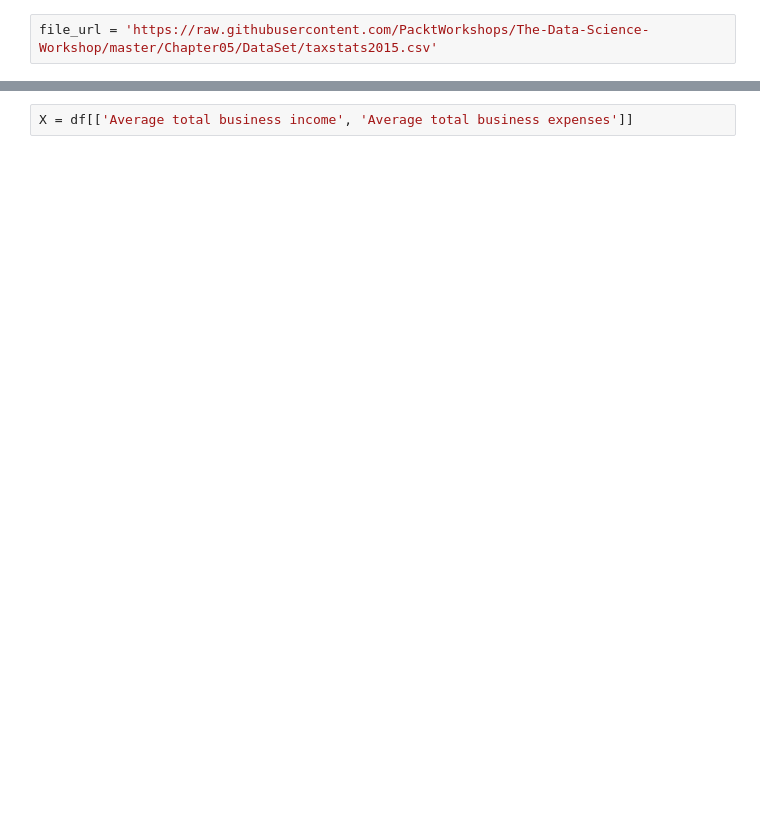
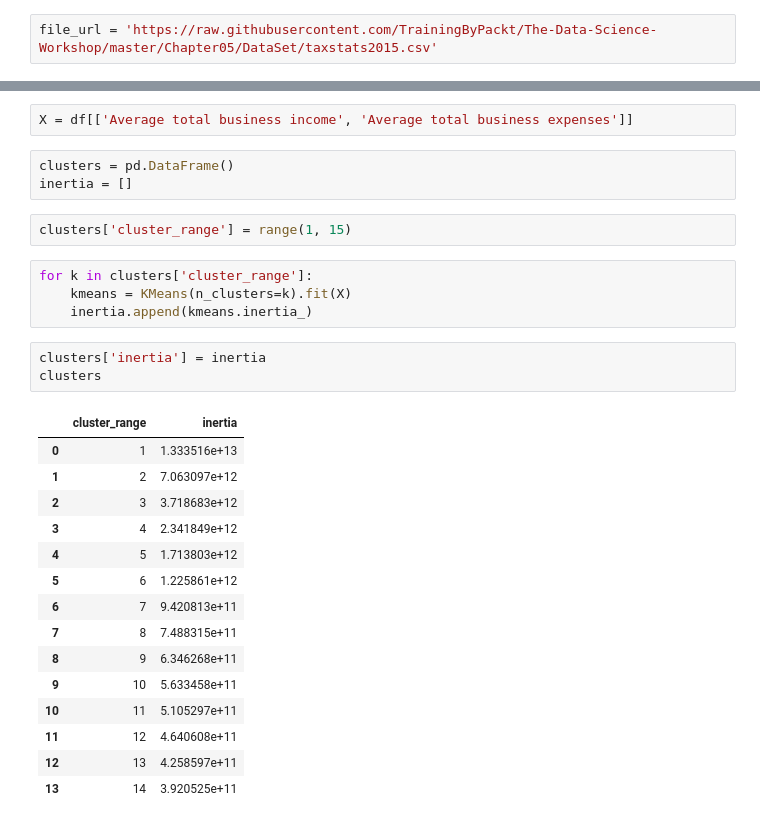
Before and after one commit to PacktWorkshops/The-Data-Science-Workshop, a Jupyter notebook: Chapter05/Exercise5.3/Exercise5_3.ipynb, the cells around one changed output, grey strips where cells are left out. Drawn from its saved outputs; the diff is of its cells as text; blank space fills up the shorter version.

```diff
--- a/Chapter05/Exercise5.3/Exercise5_3.ipynb
+++ b/Chapter05/Exercise5.3/Exercise5_3.ipynb
@@ -3,6 +3,6 @@ import pandas as pd
 from sklearn.cluster import KMeans
 import altair as alt
 # %%
-file_url = 'https://raw.githubusercontent.com/PacktWorkshops/The-Data-Science-Workshop/master/Chapter05/DataSet/taxstats2015.csv'
+file_url = 'https://raw.githubusercontent.com/TrainingByPackt/The-Data-Science-Workshop/master/Chapter05/DataSet/taxstats2015.csv'
 # %%
 df = pd.read_csv(file_url, usecols=['Postcode', 'Average total business income', 'Average total business expenses'])
@@ -9,2 +18,30 @@ df = pd.read_csv(file_url, usecols=['Postcode', 'Average total business income',
 # %%
 X = df[['Average total business income', 'Average total business expenses']]
+# %%
+clusters = pd.DataFrame()
+inertia = []
+# %%
+clusters['cluster_range'] = range(1, 15)
+# %%
+for k in clusters['cluster_range']:
+    kmeans = KMeans(n_clusters=k).fit(X)
+    inertia.append(kmeans.inertia_)
+# %%
+clusters['inertia'] = inertia
+clusters
+# %% [output]
+|  | cluster_range | inertia |
+| 0 | 1 | 1.333516e+13 |
+| 1 | 2 | 7.063097e+12 |
+| 2 | 3 | 3.718683e+12 |
+| 3 | 4 | 2.341849e+12 |
+| 4 | 5 | 1.713803e+12 |
+| 5 | 6 | 1.225861e+12 |
+| 6 | 7 | 9.420813e+11 |
+| 7 | 8 | 7.488315e+11 |
+| 8 | 9 | 6.346268e+11 |
+| 9 | 10 | 5.633458e+11 |
+| 10 | 11 | 5.105297e+11 |
+| 11 | 12 | 4.640608e+11 |
+| 12 | 13 | 4.258597e+11 |
+| 13 | 14 | 3.920525e+11 |
```
Also changed, not shown: parts of 10 cells of this notebook, 15 other files.
